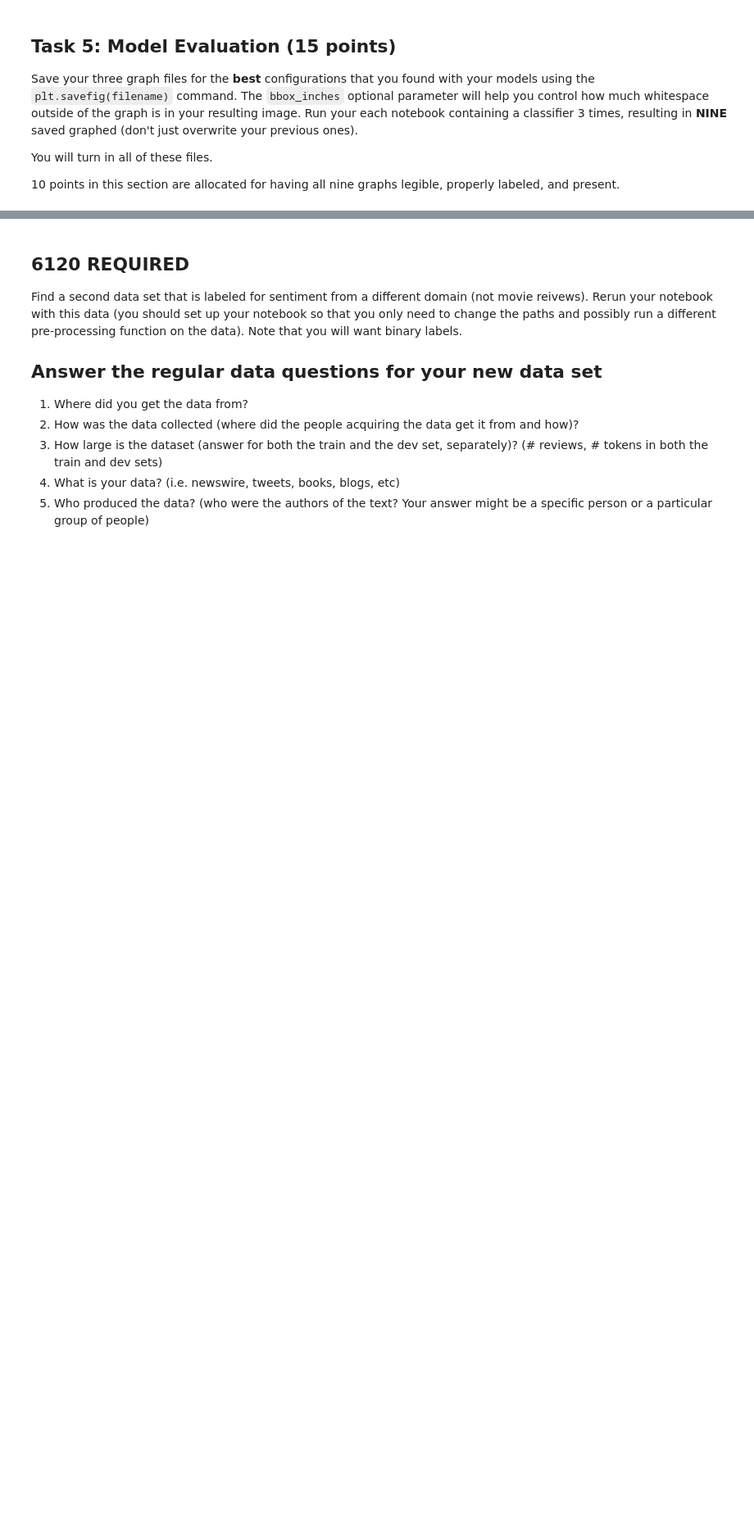
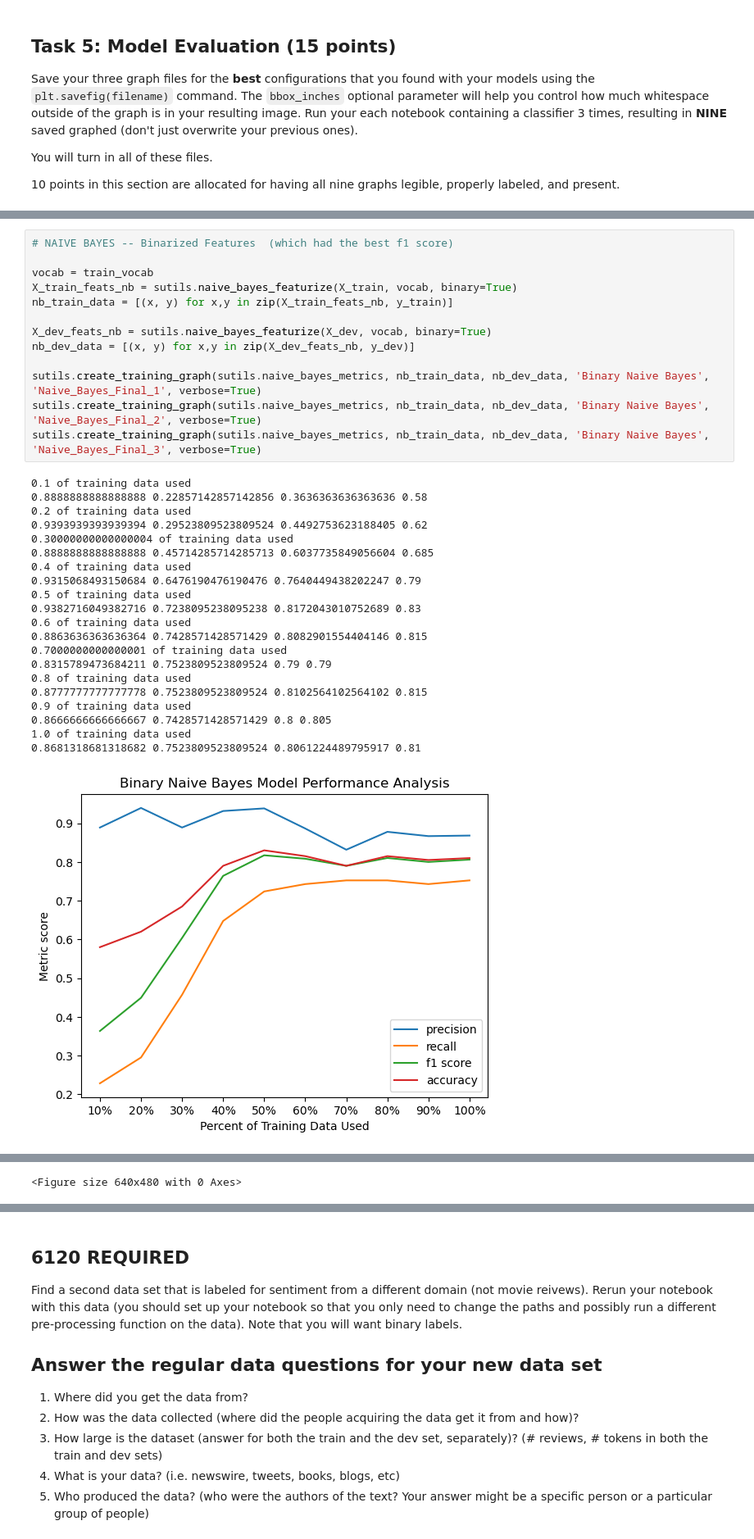
Before and after one commit to gellerjulia/CS4120_Homework4_Sentiment_Analysis, a Jupyter notebook: sentiment_task015.ipynb, the cells around one changed output, grey strips where cells are left out. Shown: that part at 82% size. Saved outputs shown, nothing was run; the diff lists cells and outputs as text; blank space fills up the shorter version.

```diff
--- a/sentiment_task015.ipynb
+++ b/sentiment_task015.ipynb
@@ -229,0 +242,35 @@ You will turn in all of these files.
+# %%
+# NAIVE BAYES -- Binarized Features  (which had the best f1 score)
+
+vocab = train_vocab
+X_train_feats_nb = sutils.naive_bayes_featurize(X_train, vocab, binary=True)
+nb_train_data = [(x, y) for x,y in zip(X_train_feats_nb, y_train)]
+
+X_dev_feats_nb = sutils.naive_bayes_featurize(X_dev, vocab, binary=True)
+nb_dev_data = [(x, y) for x,y in zip(X_dev_feats_nb, y_dev)]
+
+sutils.create_training_graph(sutils.naive_bayes_metrics, nb_train_data, nb_dev_data, 'Binary Naive Bayes', 'Naive_Bayes_Final_1', verbose=True)
+sutils.create_training_graph(sutils.naive_bayes_metrics, nb_train_data, nb_dev_data, 'Binary Naive Bayes', 'Naive_Bayes_Final_2', verbose=True)
+sutils.create_training_graph(sutils.naive_bayes_metrics, nb_train_data, nb_dev_data, 'Binary Naive Bayes', 'Naive_Bayes_Final_3', verbose=True)
+# %% [output]
+0.1 of training data used
+0.8888888888888888 0.22857142857142856 0.3636363636363636 0.58
+0.2 of training data used
+0.9393939393939394 0.29523809523809524 0.4492753623188405 0.62
+0.30000000000000004 of training data used
+0.8888888888888888 0.45714285714285713 0.6037735849056604 0.685
+0.4 of training data used
+0.9315068493150684 0.6476190476190476 0.7640449438202247 0.79
+0.5 of training data used
+0.9382716049382716 0.7238095238095238 0.8172043010752689 0.83
+0.6 of training data used
+0.8863636363636364 0.7428571428571429 0.8082901554404146 0.815
+0.7000000000000001 of training data used
+0.8315789473684211 0.7523809523809524 0.79 0.79
+0.8 of training data used
+0.8777777777777778 0.7523809523809524 0.8102564102564102 0.815
+0.9 of training data used
+0.8666666666666667 0.7428571428571429 0.8 0.805
+1.0 of training data used
+0.8681318681318682 0.7523809523809524 0.8061224489795917 0.81
+[figure, added]
@@ -229,0 +319 @@ You will turn in all of these files.
+<Figure size 640x480 with 0 Axes>
```
Also changed, not shown: parts of 6 cells of this notebook, 10 other files.
